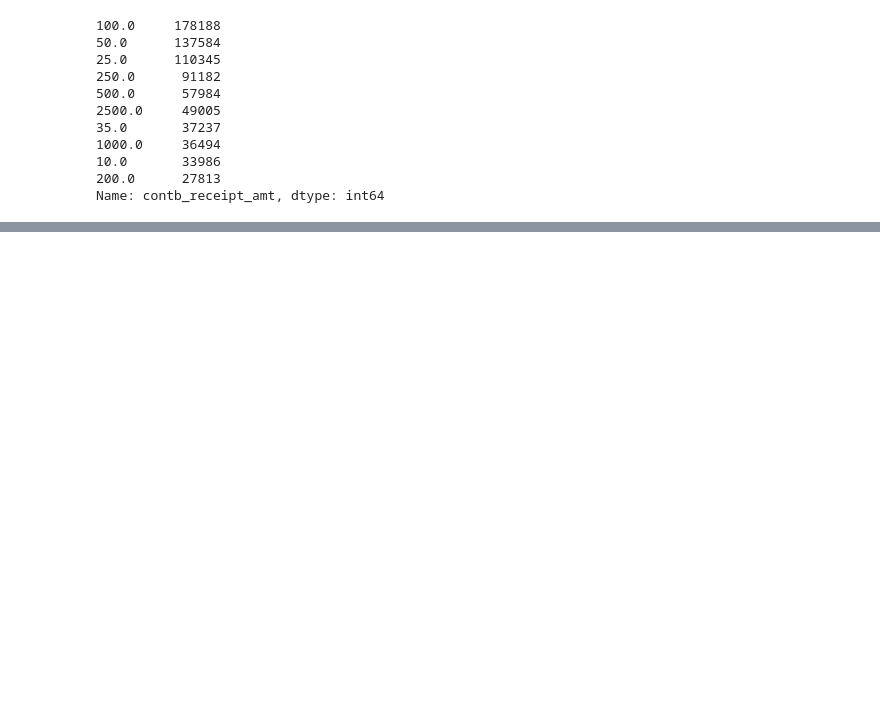
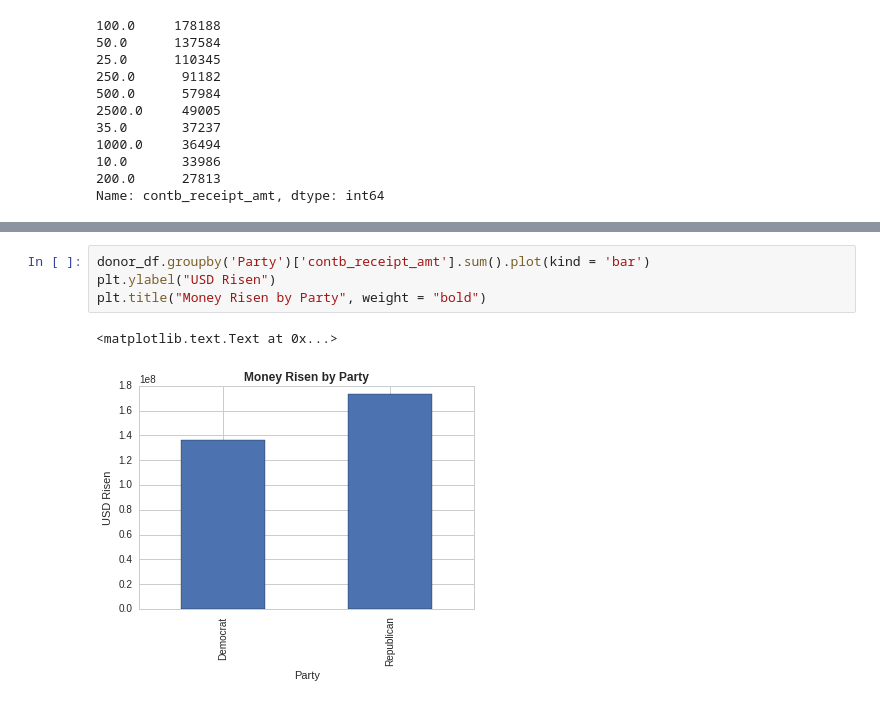
Before and after one commit to jarturomora/python-data-analysis, a Jupyter notebook: Project 3 - Election Data Project - Polls and Donors.ipynb, the cells around one changed output, grey strips where cells are left out. Cells and saved outputs as stored; diff of their text form; blank space fills up the shorter version.

```diff
--- a/Project 3 - Election Data Project - Polls and Donors.ipynb
+++ b/Project 3 - Election Data Project - Polls and Donors.ipynb
@@ -337,0 +465,7 @@ Name: contb_receipt_amt, dtype: int64
+# %%
+donor_df.groupby('Party')['contb_receipt_amt'].sum().plot(kind = 'bar')
+plt.ylabel("USD Risen")
+plt.title("Money Risen by Party", weight = "bold")
+# %% [output]
+<matplotlib.text.Text at 0x...>
+[figure, added]
```
Also changed, not shown: parts of 23 cells of this notebook.
